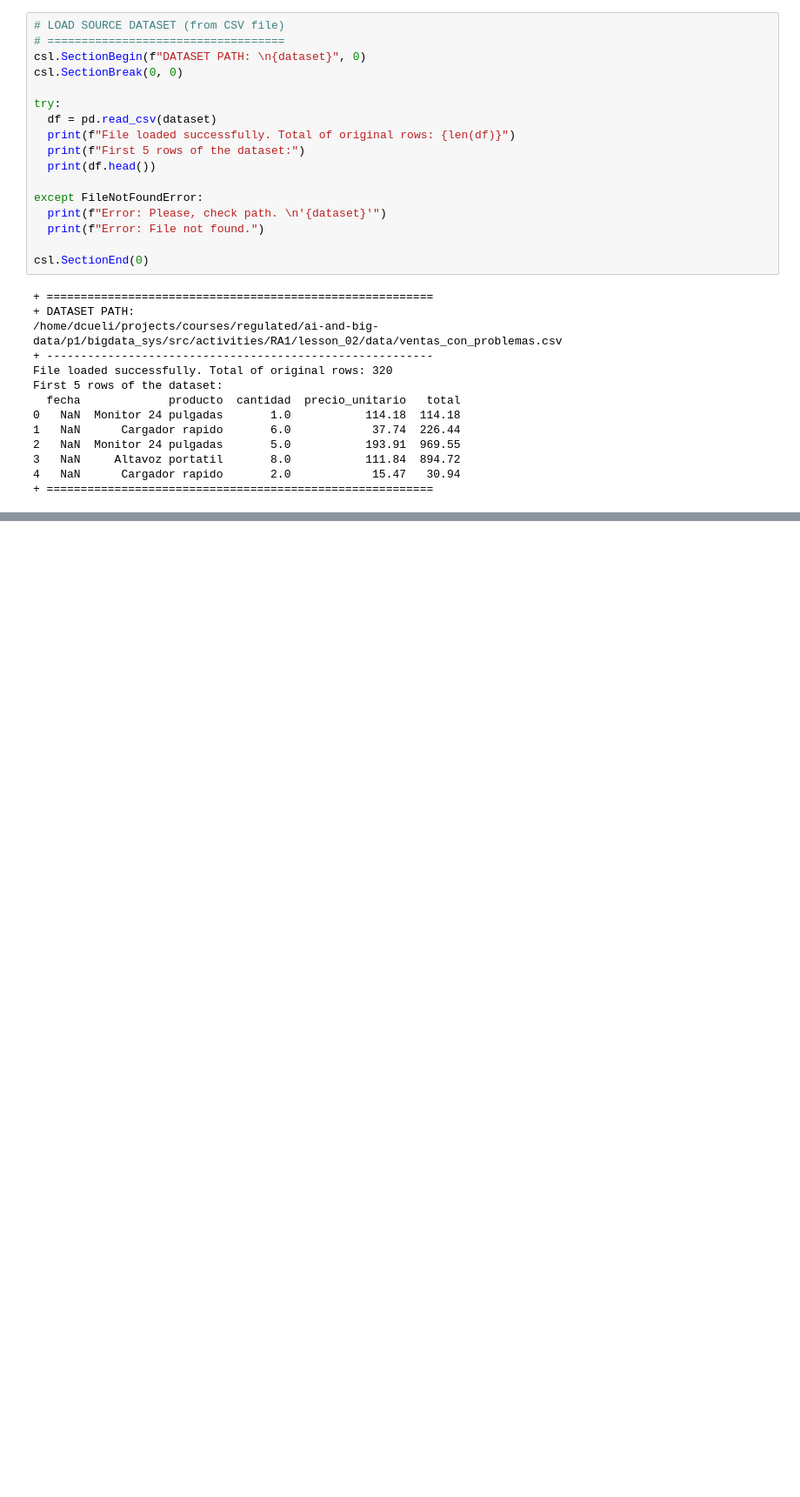
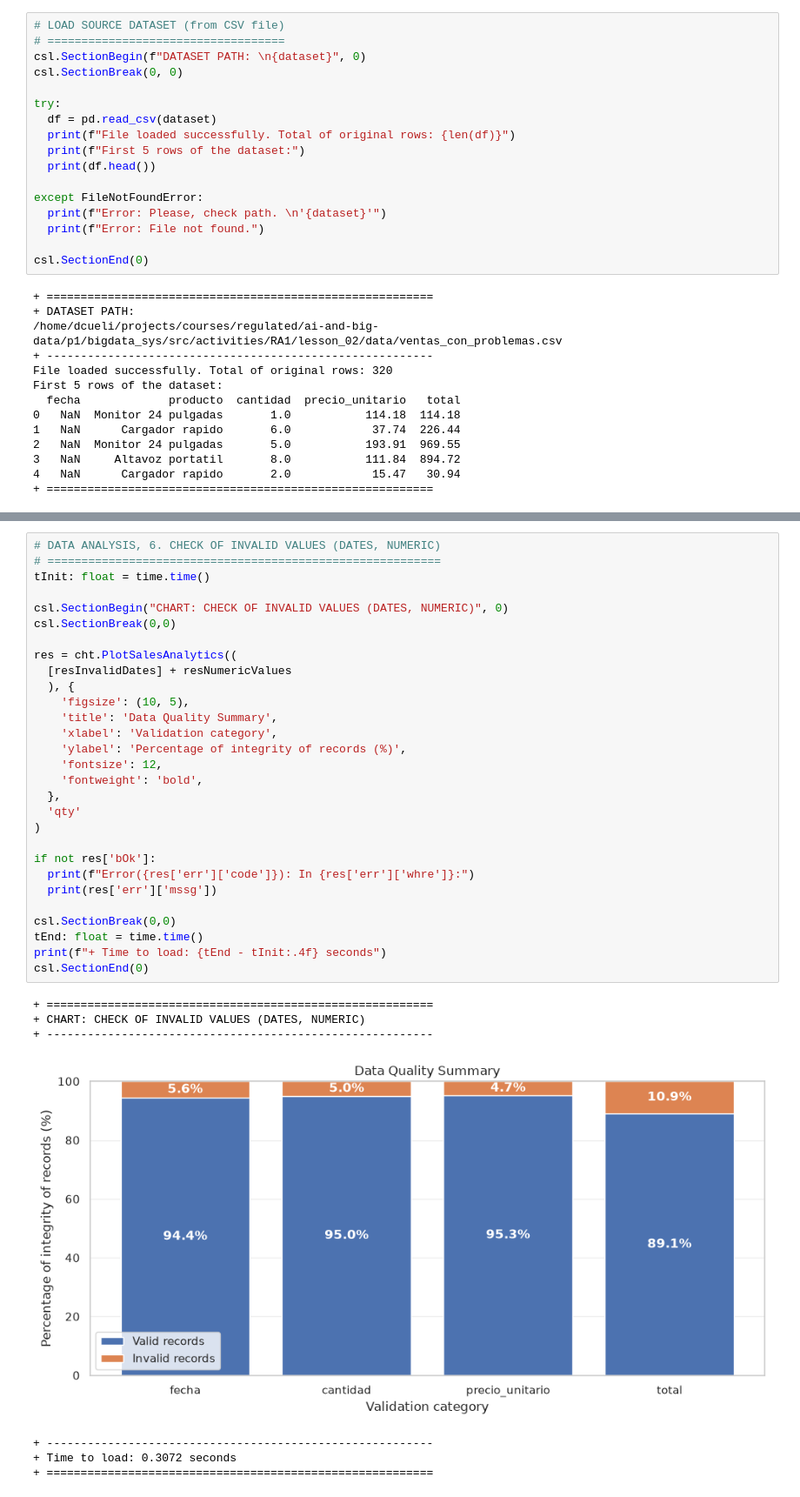
Before and after one commit to dcueli-com/bigdata_sys, a Jupyter notebook: src/activities/RA1/lesson_02/notebooks/2_5_1_analysing_dataset.ipynb, the cells around one changed output, grey strips where cells are left out. Shown at 87% size. Cells and saved outputs as stored; diff of their text form; blank space fills up the shorter version.

```diff
--- a/src/activities/RA1/lesson_02/notebooks/2_5_1_analysing_dataset.ipynb
+++ b/src/activities/RA1/lesson_02/notebooks/2_5_1_analysing_dataset.ipynb
@@ -450,4 +537,41 @@ Snapshot of rows with negative amounts or quantities:
 + =========================================================
+# %%
+# DATA ANALYSIS, 6. CHECK OF INVALID VALUES (DATES, NUMERIC)
+# ==========================================================
+tInit: float = time.time()
+
+csl.SectionBegin("CHART: CHECK OF INVALID VALUES (DATES, NUMERIC)", 0)
+csl.SectionBreak(0,0)
+
+res = cht.PlotSalesAnalytics((
+  [resInvalidDates] + resNumericValues
+  ), {
+    'figsize': (10, 5),
+    'title': 'Data Quality Summary',
+    'xlabel': 'Validation category',
+    'ylabel': 'Percentage of integrity of records (%)',
+    'fontsize': 12,
+    'fontweight': 'bold',
+  },
+  'qty'
+)
+
+if not res['bOk']:
+  print(f"Error({res['err']['code']}): In {res['err']['whre']}:")
+  print(res['err']['mssg'])
+
+csl.SectionBreak(0,0)
+tEnd: float = time.time()
+print(f"+ Time to load: {tEnd - tInit:.4f} seconds")
+csl.SectionEnd(0)
+# %% [output]
++ =========================================================
++ CHART: CHECK OF INVALID VALUES (DATES, NUMERIC)
++ ---------------------------------------------------------
+[figure, added]
++ ---------------------------------------------------------
++ Time to load: 0.3072 seconds
++ =========================================================
 # %%
 # DATA ANALYSIS
 # =============
```
Also changed, not shown: parts of 10 cells of this notebook, 7 other files.
